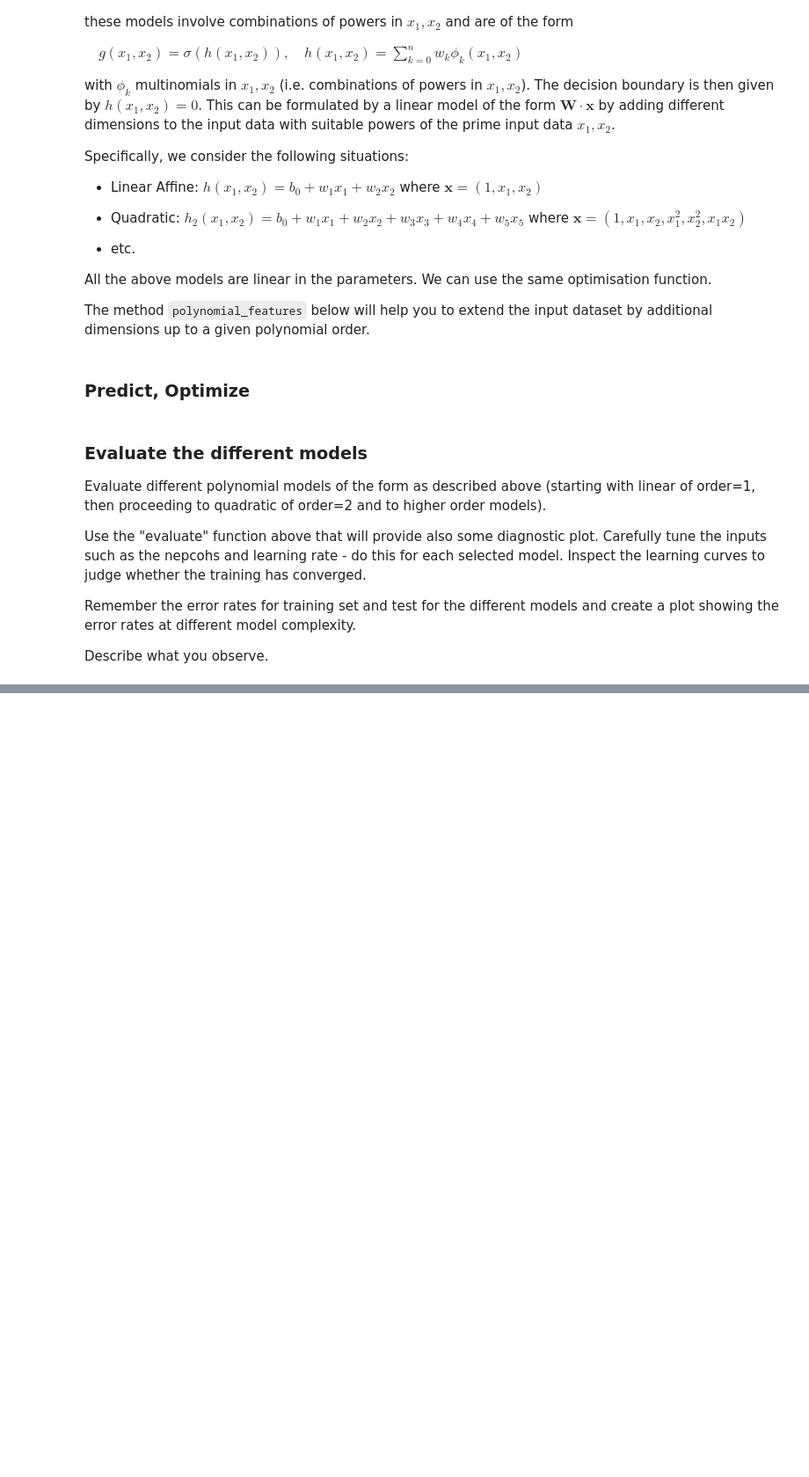
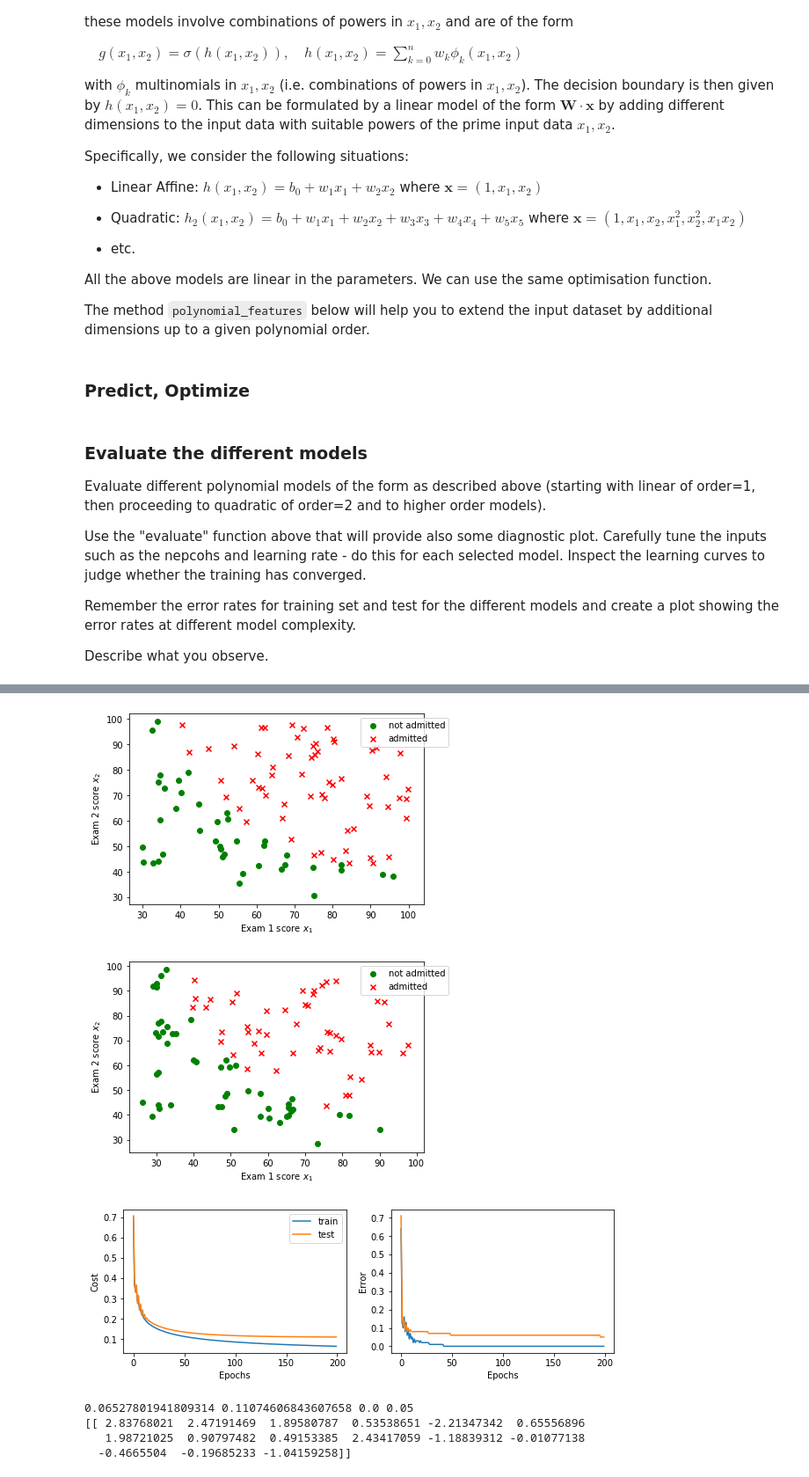
Before and after one commit to PatCH0816/TSM_DeLearn, a Jupyter notebook: exercises/exercise4/Exercise 1/overfitting_stud.ipynb, the cells around one changed output, grey strips where cells are left out. Shown at 88% size. Saved outputs shown, nothing was run; the diff lists cells and outputs as text; code cells hidden in the pictures; blank space fills up the shorter version.

```diff
--- a/exercises/exercise4/Exercise 1/overfitting_stud.ipynb
+++ b/exercises/exercise4/Exercise 1/overfitting_stud.ipynb
@@ -360,0 +406,19 @@ plot_decision_boundary(x_test, y_test, W1, pol_degree)
+# %%
+# Perform the training and test on _2
+pol_degree = 4
+nepochs = 200
+learningrate = 1
+
+x_train,y_train,x_test,y_test = prepare_data('scores_train_2.csv', 'scores_test_2.csv')
+
+traincost1, testcost1, trainerror1, testerror1, W1 = evaluate(x_train,y_train,x_test,y_test,pol_degree, nepochs, learningrate)
+plot_decision_boundary(x_train, y_train, W1, pol_degree)
+plot_decision_boundary(x_test, y_test, W1, pol_degree)
+# %% [output]
+[figure, added]
+[figure, added]
+[figure, added]
+0.06527801941809314 0.11074606843607658 0.0 0.05
+[[ 2.83768021  2.47191469  1.89580787  0.53538651 -2.21347342  0.65556896
+   1.98721025  0.90797482  0.49153385  2.43417059 -1.18839312 -0.01077138
+  -0.4665504  -0.19685233 -1.04159258]]
```
Also changed, not shown: parts of 8 cells of this notebook.
